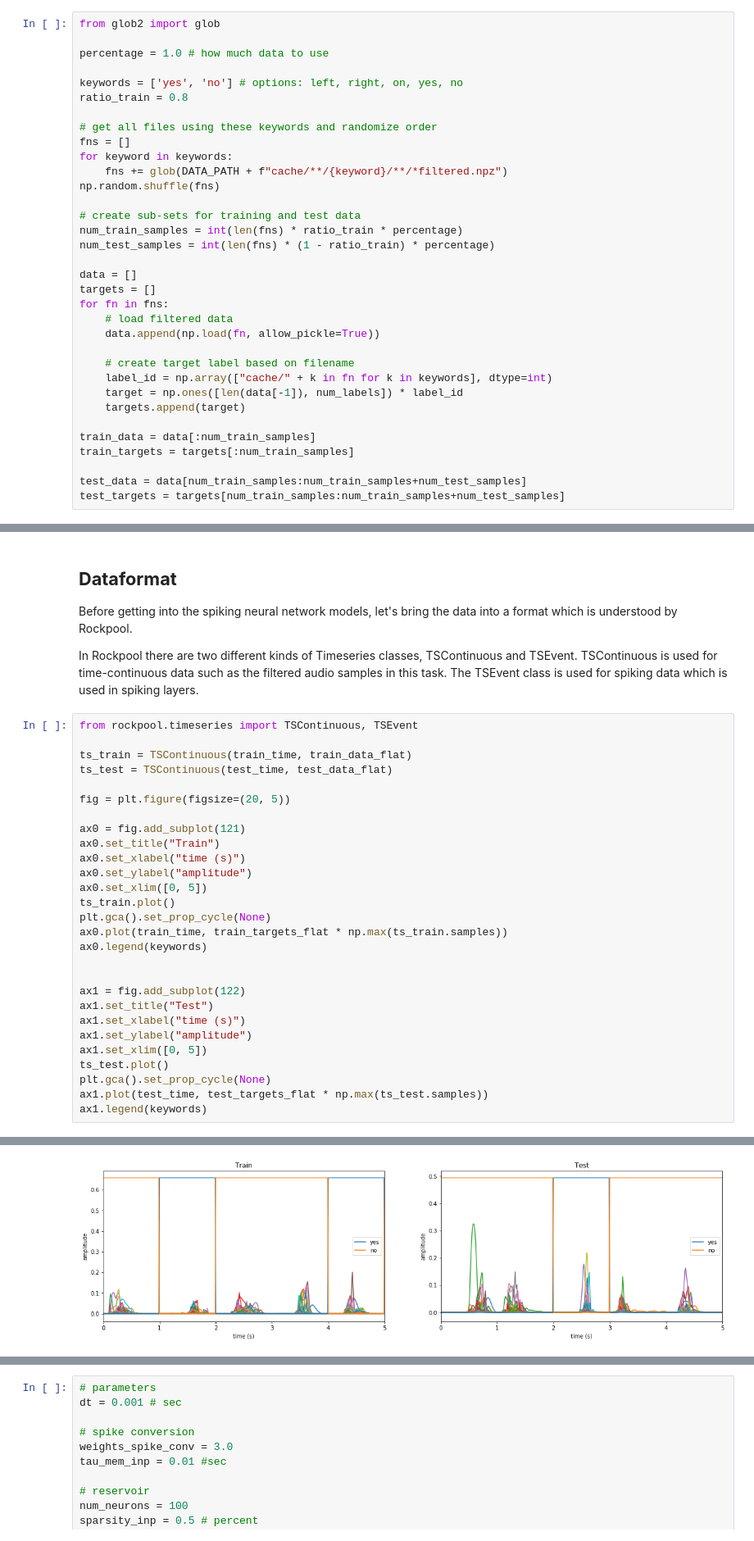
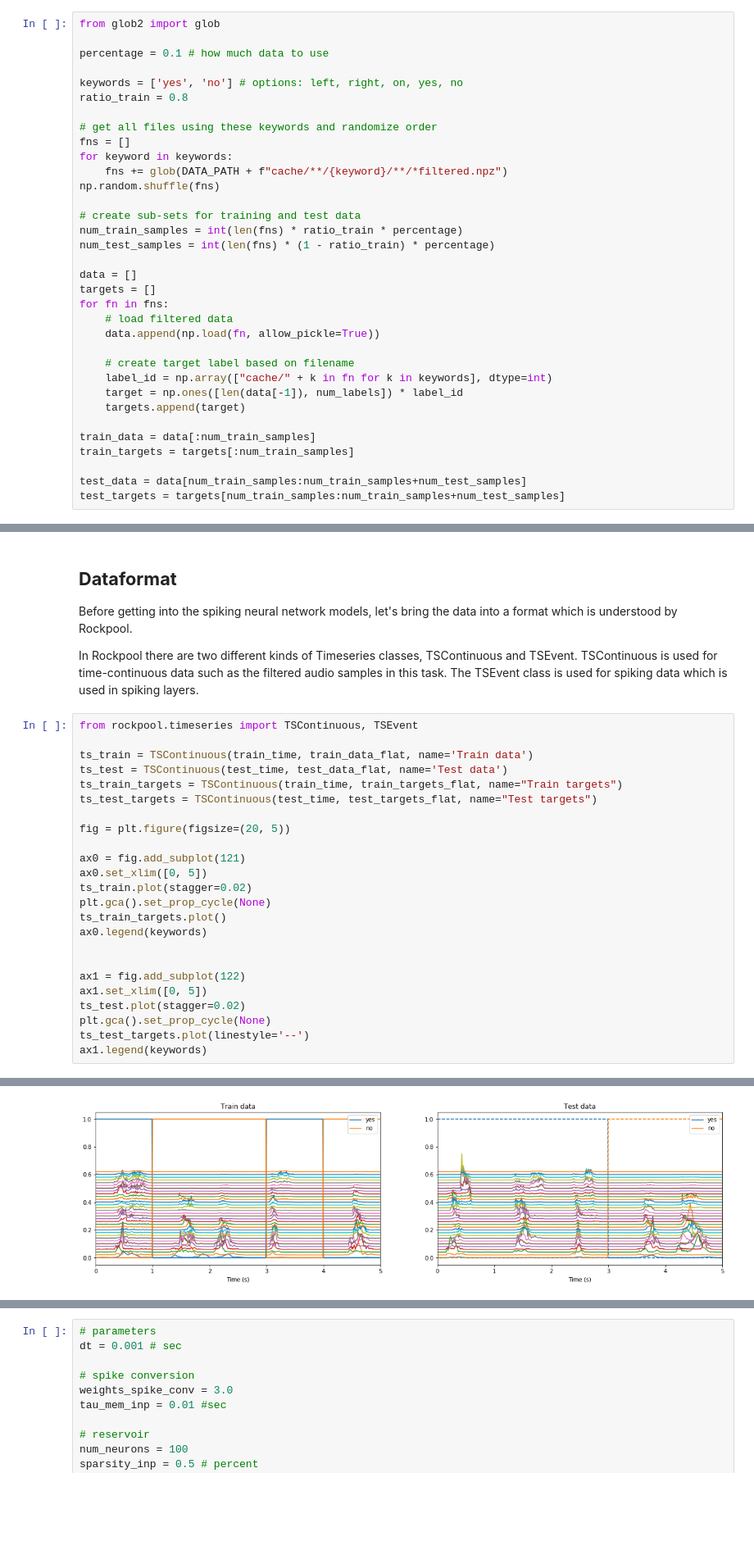
Before and after one commit to synsense/snn-workshop-amld-2020, a Jupyter notebook: Notebooks/AudioProcessing/TwoWordClassifier_Complete.ipynb, the cells around one changed output, grey strips where cells are left out. Shown at 82% size. Cells and saved outputs as stored; diff of their text form; blank space fills up the shorter version.

```diff
--- a/Notebooks/AudioProcessing/TwoWordClassifier_Complete.ipynb
+++ b/Notebooks/AudioProcessing/TwoWordClassifier_Complete.ipynb
@@ -179,7 +179,7 @@ Available keywords are **yes**, **no**, **left**, **right** and **on**.
 # %%
 from glob2 import glob
 
-percentage = 1.0 # how much data to use
+percentage = 0.1 # how much data to use
 
 keywords = ['yes', 'no'] # options: left, right, on, yes, no
 ratio_train = 0.8
@@ -319,34 +317,30 @@ TSContinuous is used for time-continuous data such as the filtered audio samples
 # %%
 from rockpool.timeseries import TSContinuous, TSEvent
 
-ts_train = TSContinuous(train_time, train_data_flat)
-ts_test = TSContinuous(test_time, test_data_flat)
+ts_train = TSContinuous(train_time, train_data_flat, name='Train data')
+ts_test = TSContinuous(test_time, test_data_flat, name='Test data')
+ts_train_targets = TSContinuous(train_time, train_targets_flat, name="Train targets")
+ts_test_targets = TSContinuous(test_time, test_targets_flat, name="Test targets")
 
 fig = plt.figure(figsize=(20, 5))
 
 ax0 = fig.add_subplot(121)
-ax0.set_title("Train")
-ax0.set_xlabel("time (s)")
-ax0.set_ylabel("amplitude")
 ax0.set_xlim([0, 5])
-ts_train.plot()
+ts_train.plot(stagger=0.02)
 plt.gca().set_prop_cycle(None)
-ax0.plot(train_time, train_targets_flat * np.max(ts_train.samples))
+ts_train_targets.plot()
 ax0.legend(keywords)
 
 
 ax1 = fig.add_subplot(122)
-ax1.set_title("Test")
-ax1.set_xlabel("time (s)")
-ax1.set_ylabel("amplitude")
 ax1.set_xlim([0, 5])
-ts_test.plot()
+ts_test.plot(stagger=0.02)
 plt.gca().set_prop_cycle(None)
-ax1.plot(test_time, test_targets_flat * np.max(ts_test.samples))
+ts_test_targets.plot(linestyle='--')
 ax1.legend(keywords)
 # %% [output]
 <matplotlib.legend.Legend at 0x...>
-[figure, old version]
+[figure, new version]
 # %% [markdown]
 ## **Reservoir computing**
 
```
Also changed, not shown: parts of 11 cells of this notebook.
